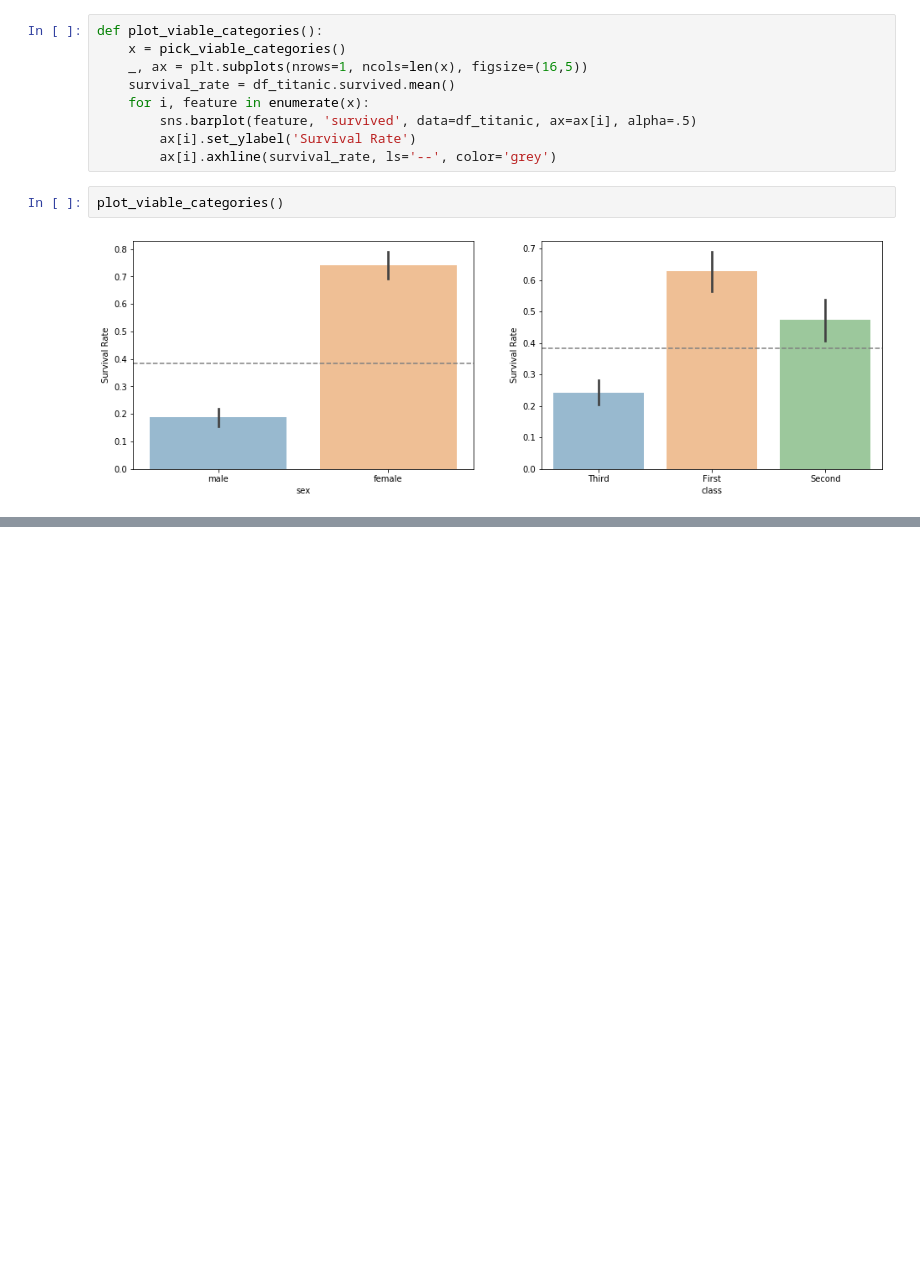
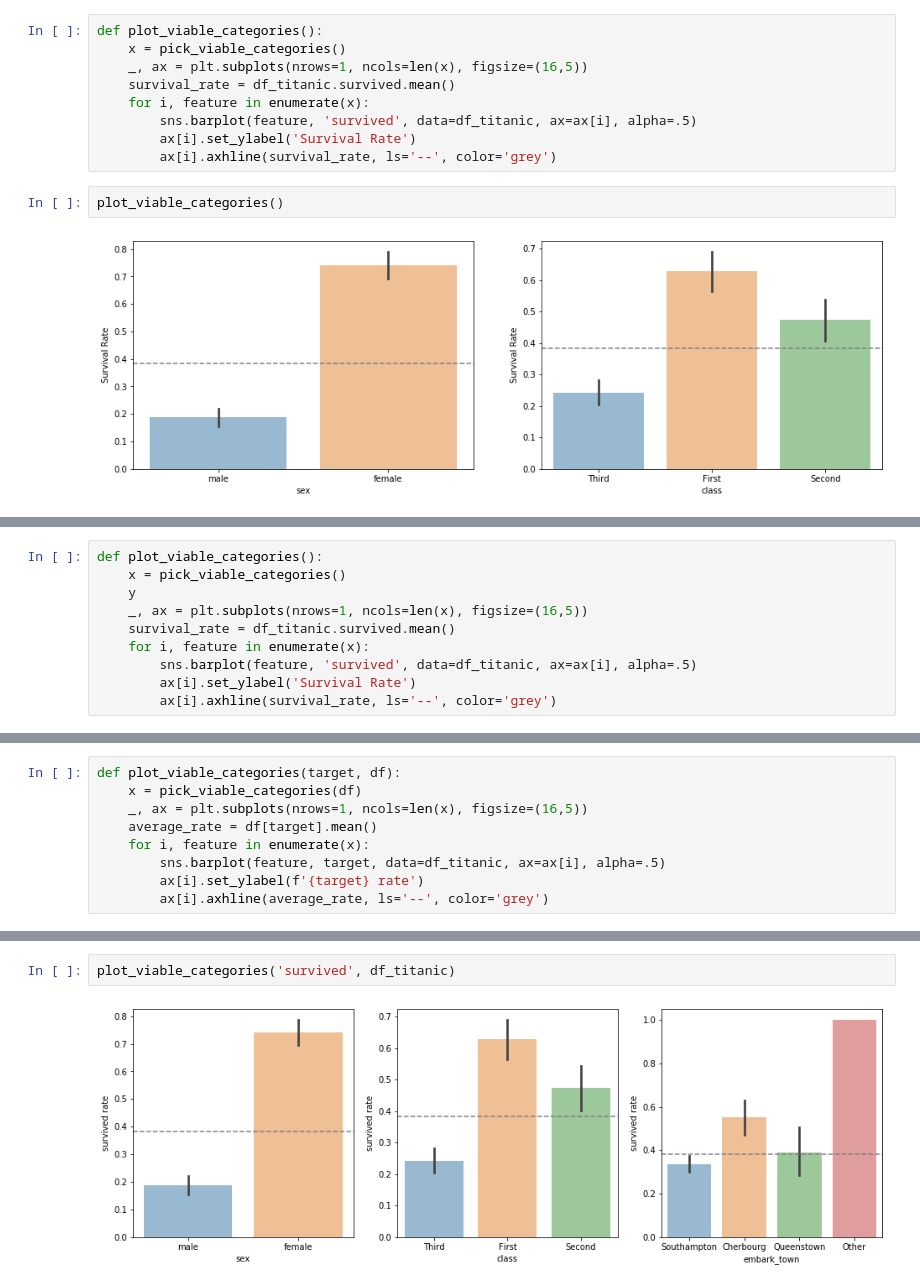
Before and after one commit to flambuth/ds-methodologies-exercises, a Jupyter notebook: classification/data_prep.ipynb, the cells around one changed output, grey strips where cells are left out. Saved outputs shown, nothing was run; the diff lists cells and outputs as text; blank space fills up the shorter version.

```diff
--- a/classification/data_prep.ipynb
+++ b/classification/data_prep.ipynb
@@ -381,0 +429,10 @@ plot_viable_categories()
+# %%
+def plot_viable_categories():
+    x = pick_viable_categories()
+    y
+    _, ax = plt.subplots(nrows=1, ncols=len(x), figsize=(16,5))
+    survival_rate = df_titanic.survived.mean()
+    for i, feature in enumerate(x):
+        sns.barplot(feature, 'survived', data=df_titanic, ax=ax[i], alpha=.5)
+        ax[i].set_ylabel('Survival Rate')
+        ax[i].axhline(survival_rate, ls='--', color='grey')
@@ -381,0 +462,9 @@ plot_viable_categories()
+# %%
+def plot_viable_categories(target, df):
+    x = pick_viable_categories(df)
+    _, ax = plt.subplots(nrows=1, ncols=len(x), figsize=(16,5))
+    average_rate = df[target].mean()
+    for i, feature in enumerate(x):
+        sns.barplot(feature, target, data=df_titanic, ax=ax[i], alpha=.5)
+        ax[i].set_ylabel(f'{target} rate')
+        ax[i].axhline(average_rate, ls='--', color='grey')
@@ -381,0 +480,4 @@ plot_viable_categories()
+# %%
+plot_viable_categories('survived', df_titanic)
+# %% [output]
+[figure, added]
```
Also changed, not shown: parts of 19 cells of this notebook, 3 other files.
